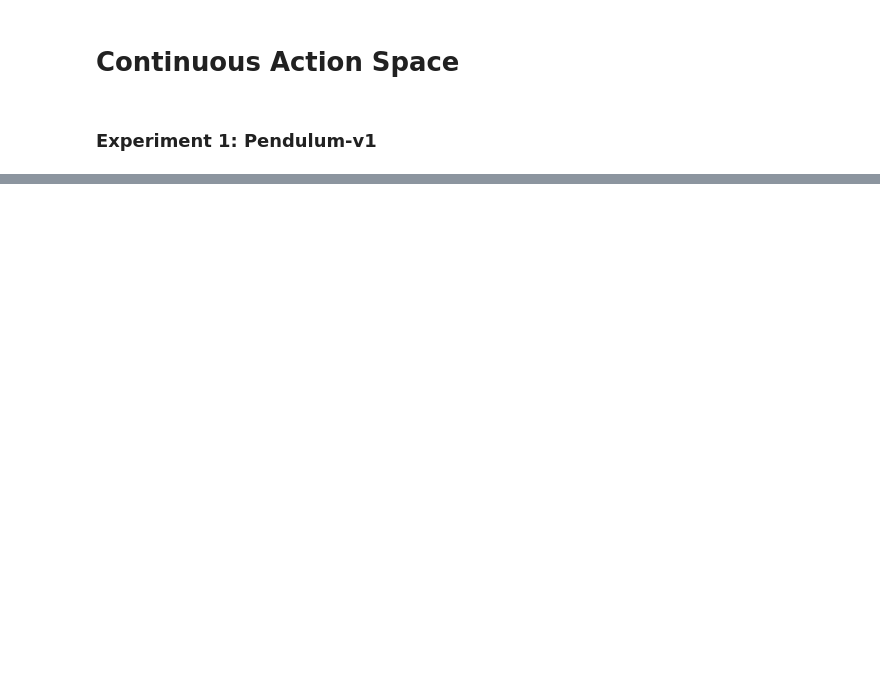
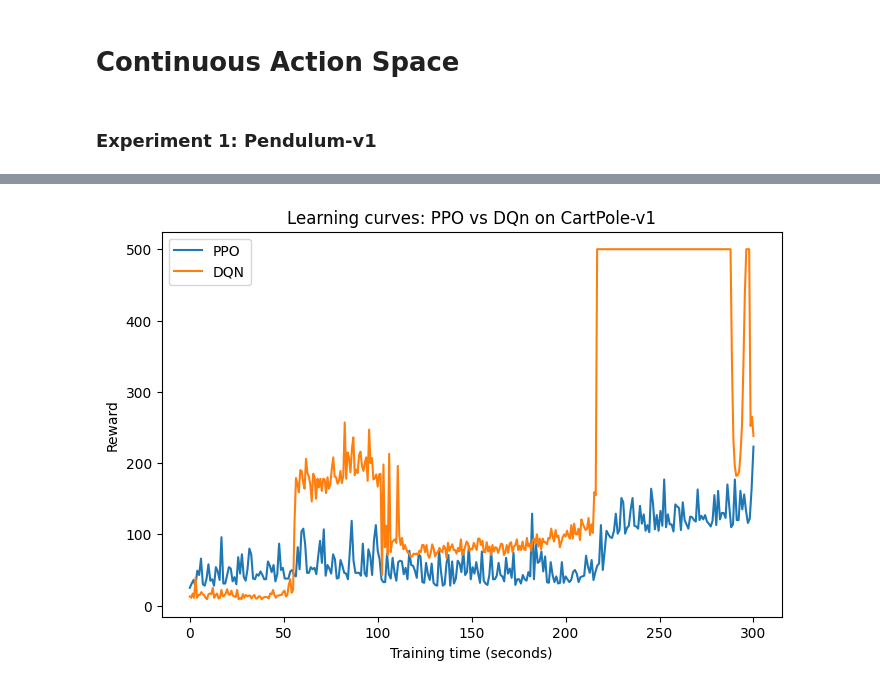
Before and after one commit to tugbatumer/rl_project, a Jupyter notebook: plots.ipynb, the cells around one changed output, grey strips where cells are left out. Saved outputs shown, nothing was run; the diff lists cells and outputs as text; code cells hidden in the pictures; blank space fills up the shorter version.

```diff
--- a/plots.ipynb
+++ b/plots.ipynb
@@ -84,0 +135,23 @@ plt.show()
+# %%
+ppo = PPOAGENT(
+    env=env,
+)
+ppo_rewards = ppo.learn(max_training_time=training_time)
+# %%
+dqn = DQNAGENT(
+    env=env,
+)
+dqn_rewards = dqn.learn(max_training_time=training_time)
+# %%
+plot_rewards(
+    [
+        (ppo_rewards, "PPO"),
+        (dqn_rewards, "DQN"),
+    ],
+    training_time=training_time,
+    title="Learning curves: PPO vs DQN on CartPole-v1",
+    xlabel="Training time (seconds)",
+    ylabel="Reward",
+)
+# %% [output]
+[figure, added]
```
Also changed, not shown: parts of 11 cells of this notebook.
